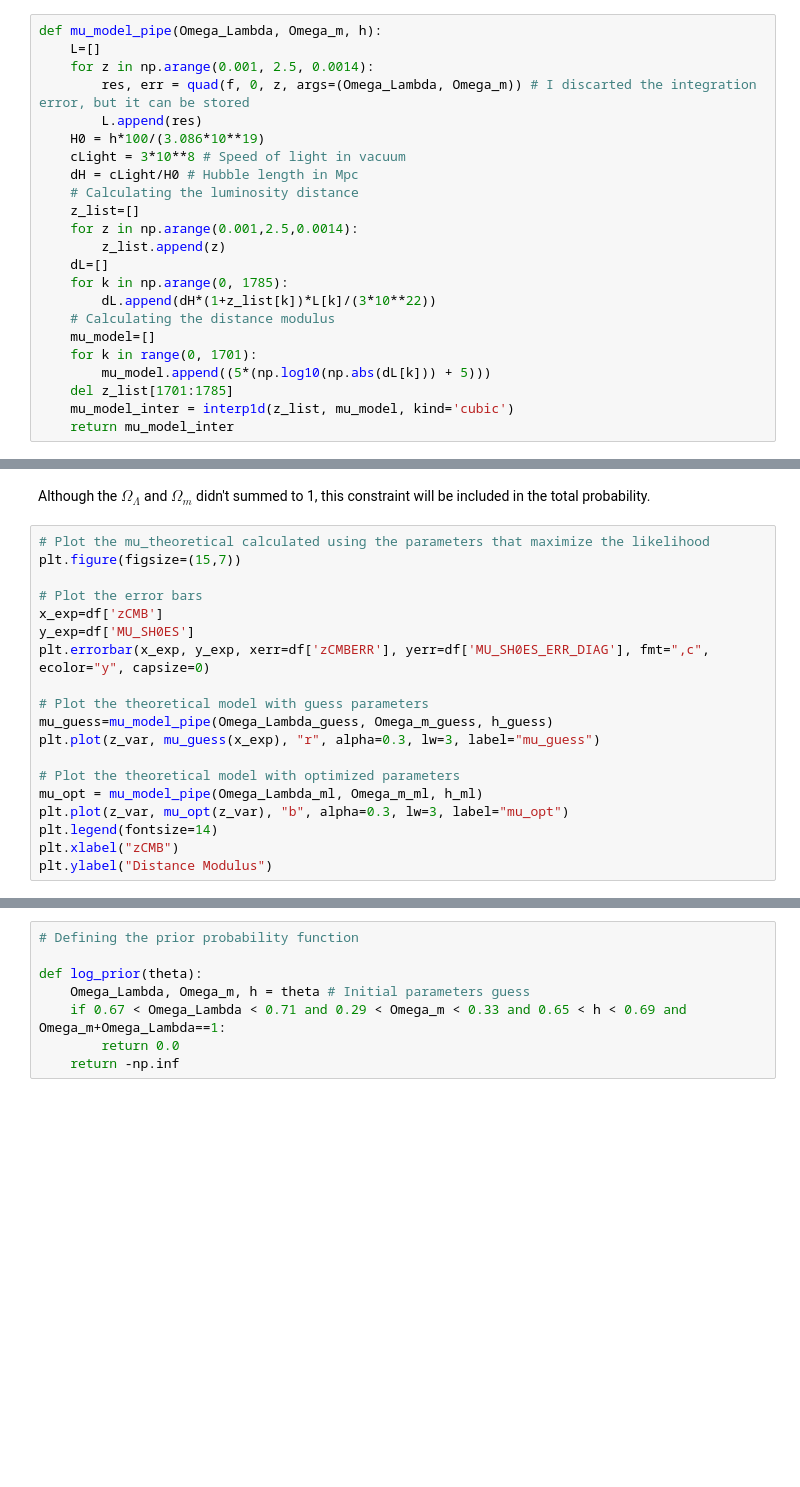
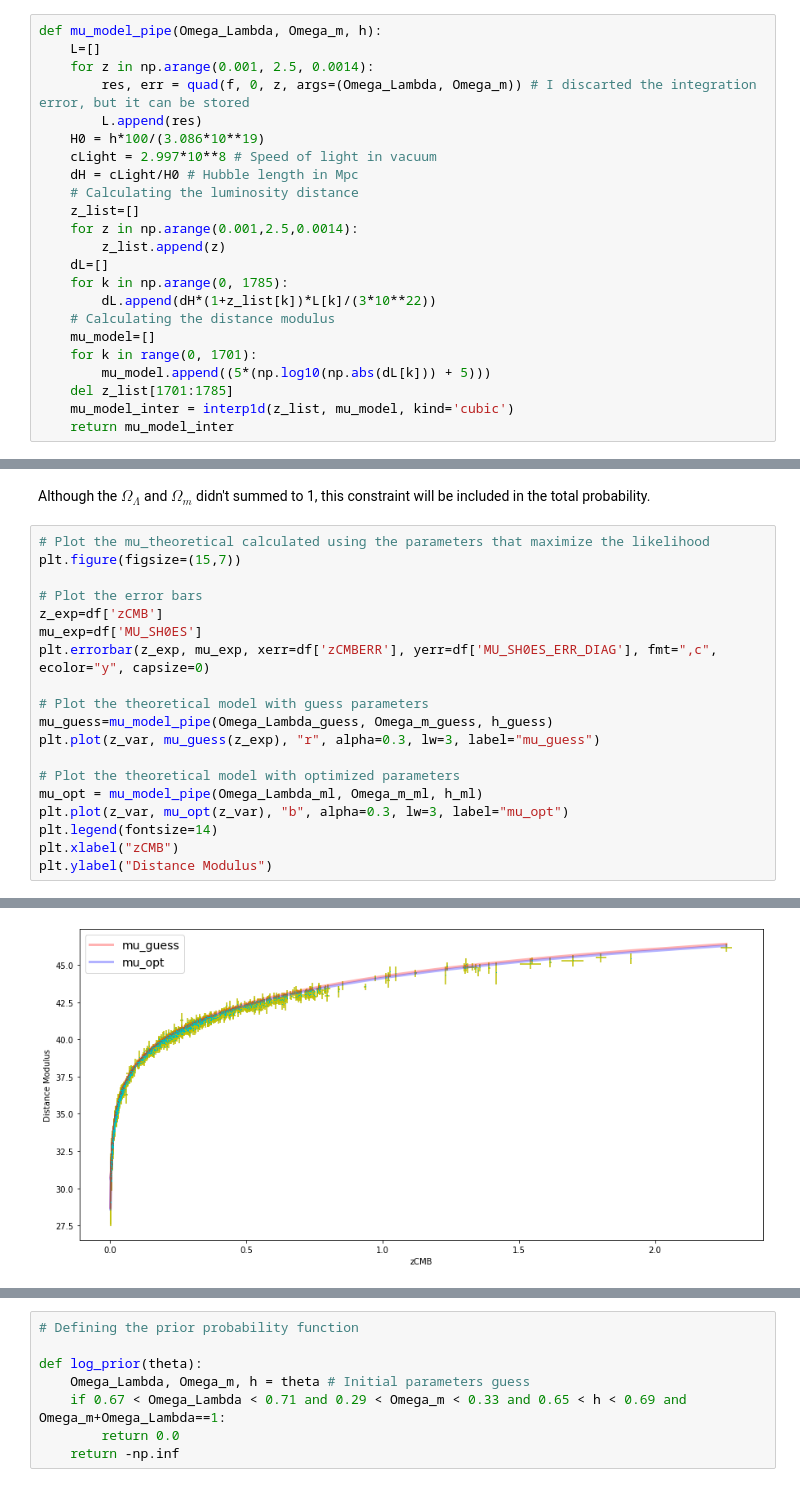
Before and after one commit to dimasjackson/Supernovae-Analysis-with-MCMC, a Jupyter notebook: final_supernovae-analysis-with-mcmc.ipynb, the cells around one changed output, grey strips where cells are left out. Cells and saved outputs as stored; diff of their text form; blank space fills up the shorter version.

```diff
--- a/final_supernovae-analysis-with-mcmc.ipynb
+++ b/final_supernovae-analysis-with-mcmc.ipynb
@@ -149,7 +227,7 @@ def mu_model_pipe(Omega_Lambda, Omega_m, h):
         res, err = quad(f, 0, z, args=(Omega_Lambda, Omega_m)) # I discarted the integration error, but it can be stored
         L.append(res)
     H0 = h*100/(3.086*10**19)
-    cLight = 3*10**8 # Speed of light in vacuum
+    cLight = 2.997*10**8 # Speed of light in vacuum
     dH = cLight/H0 # Hubble length in Mpc
     # Calculating the luminosity distance
     z_list=[]
@@ -282,13 +415,13 @@ Although the $\Omega_\Lambda$ and $\Omega_m$ didn't summed to 1, this constraint
 plt.figure(figsize=(15,7))
 
 # Plot the error bars
-x_exp=df['zCMB']
-y_exp=df['MU_SH0ES']
-plt.errorbar(x_exp, y_exp, xerr=df['zCMBERR'], yerr=df['MU_SH0ES_ERR_DIAG'], fmt=",c", ecolor="y", capsize=0)
+z_exp=df['zCMB']
+mu_exp=df['MU_SH0ES']
+plt.errorbar(z_exp, mu_exp, xerr=df['zCMBERR'], yerr=df['MU_SH0ES_ERR_DIAG'], fmt=",c", ecolor="y", capsize=0)
 
 # Plot the theoretical model with guess parameters
 mu_guess=mu_model_pipe(Omega_Lambda_guess, Omega_m_guess, h_guess)
-plt.plot(z_var, mu_guess(x_exp), "r", alpha=0.3, lw=3, label="mu_guess")
+plt.plot(z_var, mu_guess(z_exp), "r", alpha=0.3, lw=3, label="mu_guess")
 
 # Plot the theoretical model with optimized parameters
 mu_opt = mu_model_pipe(Omega_Lambda_ml, Omega_m_ml, h_ml)
@@ -296,3 +429,4 @@ plt.plot(z_var, mu_opt(z_var), "b", alpha=0.3, lw=3, label="mu_opt")
 plt.legend(fontsize=14)
 plt.xlabel("zCMB")
 plt.ylabel("Distance Modulus")
+# %% [output]
@@ -298,0 +434 @@ plt.ylabel("Distance Modulus")
+[figure, added]
```
Also changed, not shown: parts of 67 cells of this notebook.
